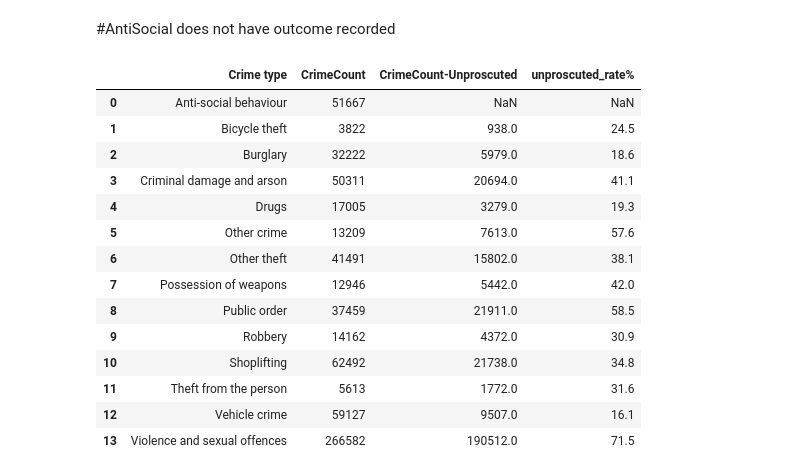
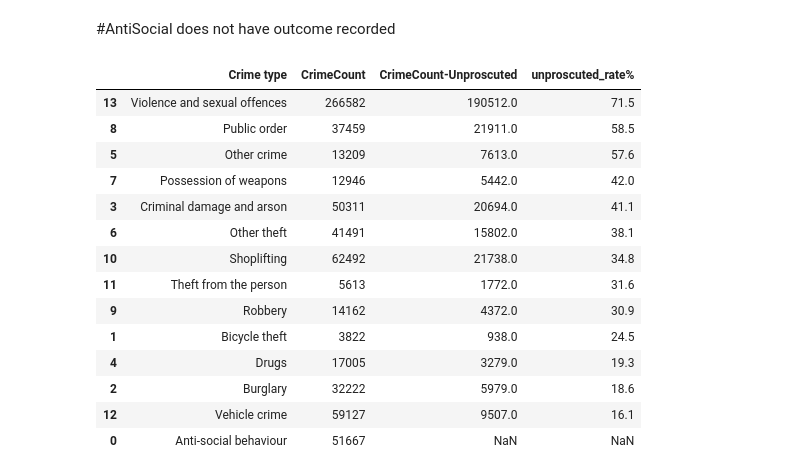
Before and after one commit to zhangwiki86-soton/L7---Data-Analysis-and-Visualisation, a Jupyter notebook: DRAFT Test Glob.ipynb, the cells around one changed output. Cells and saved outputs as stored; diff of their text form; code cells hidden in the pictures.

```diff
--- a/DRAFT Test Glob.ipynb
+++ b/DRAFT Test Glob.ipynb
@@ -746,31 +746,29 @@ plt.show()
 # %% [markdown]
 #AntiSocial does not have outcome recorded
 # %%
-#chart1=CleanData[CleanData['Reported by'].isin(Police) & CleanData['Last outcome category'].isin(Outcome)]
 # First, filter DataMerge by the specified Outcome
-
 filtered_data1 = DataMerge[DataMerge['Reported by'].isin(Police)]
 filtered_data2 = DataMerge[DataMerge['Last outcome category'].isin(Outcome) & DataMerge['Reported by'].isin(Police)]
 # Then, group the filtered data by 'Crime type' to get the counts
 crime_counts_type1 = filtered_data1.groupby(['Crime type']).size().reset_index(name='CrimeCount')
 crime_counts_type2 = filtered_data2.groupby(['Crime type']).size().reset_index(name='CrimeCount-Unproscuted')
 unproscuted_rate=pd.merge(crime_counts_type1,crime_counts_type2,on='Crime type',how='left')
 unproscuted_rate['unproscuted_rate%']=(unproscuted_rate['CrimeCount-Unproscuted']/unproscuted_rate['CrimeCount'].astype(float))*100
 unproscuted_rate['unproscuted_rate%']=unproscuted_rate['unproscuted_rate%'].round(1)
-unproscuted_rate
+unproscuted_rate.sort_values(by=["unproscuted_rate%"],ascending=False)
 # %% [output]
 |  | Crime type | CrimeCount | CrimeCount-Unproscuted | unproscuted_rate% |
-| 0 | Anti-social behaviour | 51667 | NaN | NaN |
-| 1 | Bicycle theft | 3822 | 938.0 | 24.5 |
-| 2 | Burglary | 32222 | 5979.0 | 18.6 |
+| 13 | Violence and sexual offences | 266582 | 190512.0 | 71.5 |
+| 8 | Public order | 37459 | 21911.0 | 58.5 |
+| 5 | Other crime | 13209 | 7613.0 | 57.6 |
+| 7 | Possession of weapons | 12946 | 5442.0 | 42.0 |
 | 3 | Criminal damage and arson | 50311 | 20694.0 | 41.1 |
-| 4 | Drugs | 17005 | 3279.0 | 19.3 |
-| 5 | Other crime | 13209 | 7613.0 | 57.6 |
 | 6 | Other theft | 41491 | 15802.0 | 38.1 |
-| 7 | Possession of weapons | 12946 | 5442.0 | 42.0 |
-| 8 | Public order | 37459 | 21911.0 | 58.5 |
-| 9 | Robbery | 14162 | 4372.0 | 30.9 |
 | 10 | Shoplifting | 62492 | 21738.0 | 34.8 |
 | 11 | Theft from the person | 5613 | 1772.0 | 31.6 |
+| 9 | Robbery | 14162 | 4372.0 | 30.9 |
+| 1 | Bicycle theft | 3822 | 938.0 | 24.5 |
+| 4 | Drugs | 17005 | 3279.0 | 19.3 |
+| 2 | Burglary | 32222 | 5979.0 | 18.6 |
 | 12 | Vehicle crime | 59127 | 9507.0 | 16.1 |
-| 13 | Violence and sexual offences | 266582 | 190512.0 | 71.5 |
+| 0 | Anti-social behaviour | 51667 | NaN | NaN |
```
